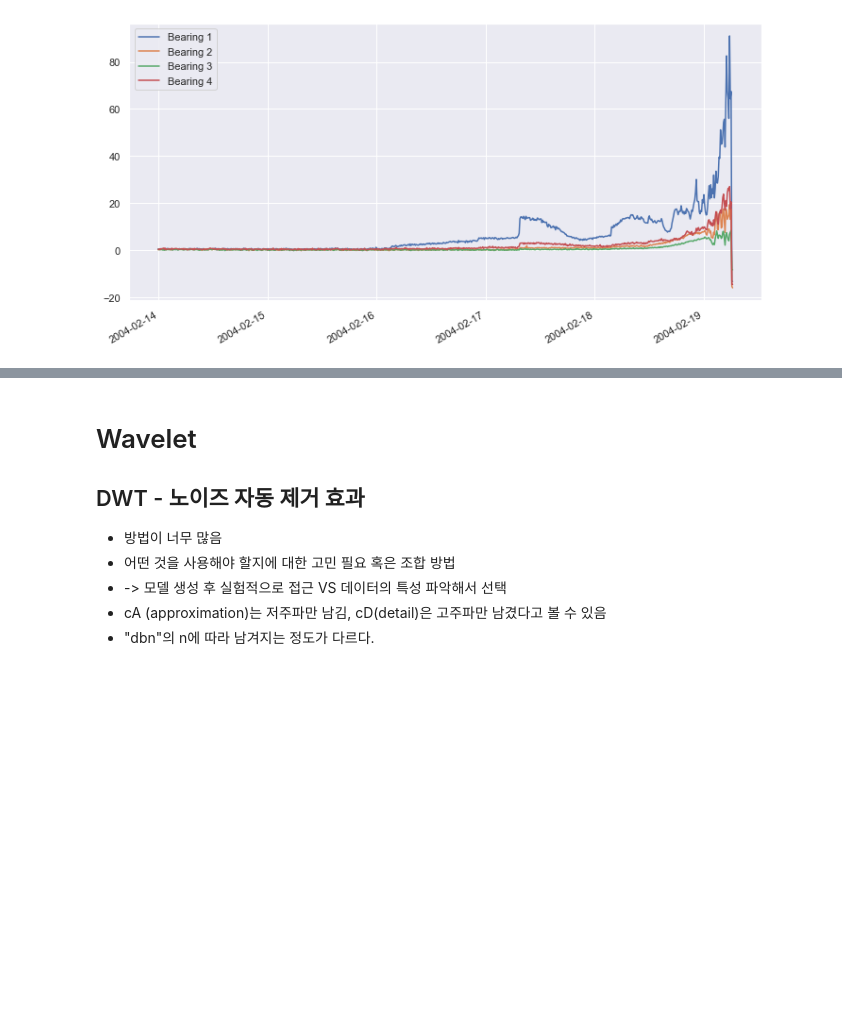
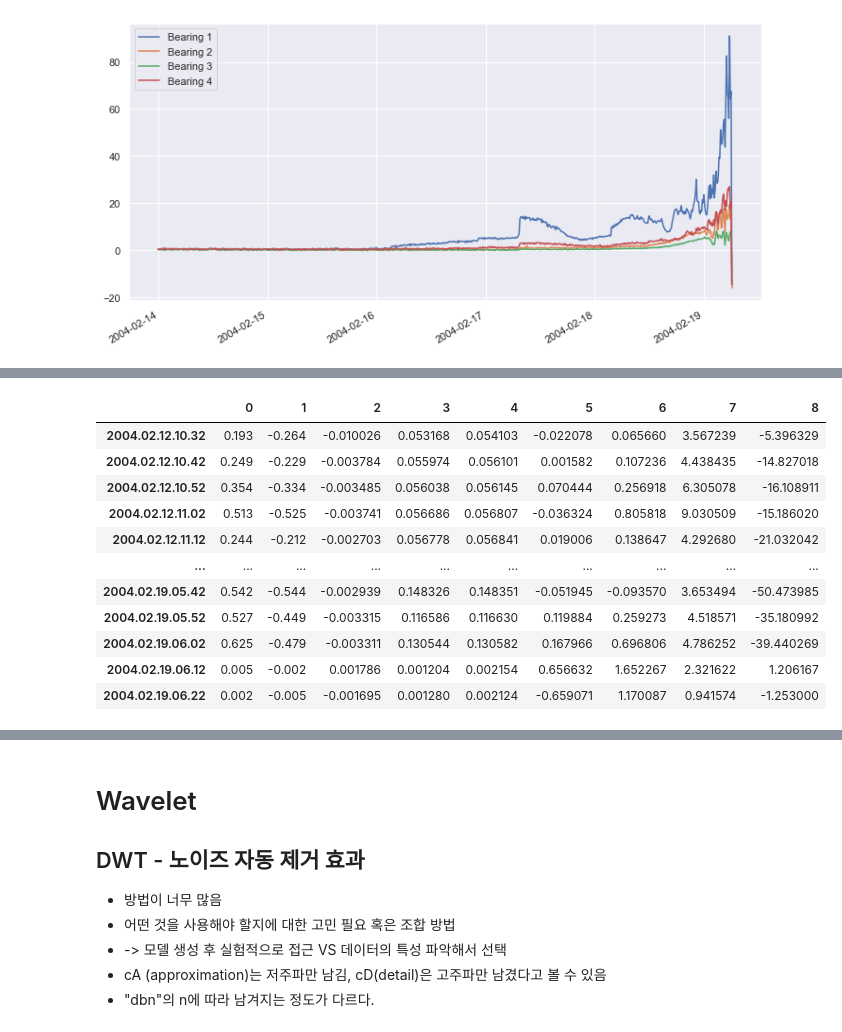
Before and after one commit to hyeonggulim/skt_ai_fellowship, a Jupyter notebook: EDA (NASA Bearing).ipynb, the cells around one changed output, grey strips where cells are left out. Drawn from its saved outputs; the diff is of its cells as text; code cells hidden in the pictures; blank space fills up the shorter version.

```diff
--- a/EDA.ipynb
+++ b/EDA (NASA Bearing).ipynb
@@ -118,0 +125,8 @@ X_test.plot(figsize = (12,6))
+# %%
+path='2nd_test'
+filename = '2004.02.12.10.32.39'
+dataset=pd.read_csv(os.path.join(path, filename), sep='\t',header=None)
+bearing_no=1
+bearing_data = np.array(dataset.iloc[:,bearing_no-1])
+temp = bearing_data
+temp
@@ -118,0 +135,3 @@ X_test.plot(figsize = (12,6))
+# %%
+feature_matrix=np.zeros((1,9))
+feature_matrix
@@ -118,0 +140,76 @@ X_test.plot(figsize = (12,6))
+# %%
+def compute_skewness(x):
+
+    n = len(x)
+    third_moment = np.sum((x - np.mean(x))**3) / n
+    s_3 = np.std(x, ddof = 1) ** 3
+    return third_moment/s_3
+
+def compute_kurtosis(x):
+
+    n = len(x)
+    fourth_moment = np.sum((x - np.mean(x))**4) / n
+    s_4 = np.std(x, ddof = 1) ** 4
+    return fourth_moment / s_4 - 3
+
+
+feature_matrix[0,0] = np.max(temp)
+feature_matrix[0,1] = np.min(temp)
+feature_matrix[0,2] = np.mean(temp)
+feature_matrix[0,3] = np.std(temp, ddof = 1)
+feature_matrix[0,4] = np.sqrt(np.mean(temp ** 2))
+feature_matrix[0,5] = compute_skewness(temp)
+feature_matrix[0,6] = compute_kurtosis(temp)
+feature_matrix[0,7] = feature_matrix[0,0]/feature_matrix[0,4]
+feature_matrix[0,8] = feature_matrix[0,4]/feature_matrix[0,2]
+
+df = pd.DataFrame(feature_matrix)
+df.index=[filename[:-3]]
+df
+
+
+Time_feature_matrix=pd.DataFrame()
+
+test_set=2
+
+bearing_no=4 # Provide the Bearing number [1,2,3,4] of the Test set
+
+path='2nd_test'
+
+for filename in os.listdir(path):
+
+    dataset=pd.read_csv(os.path.join(path, filename), sep='\t',header=None)
+
+    bearing_data = np.array(dataset.iloc[:,bearing_no-1])
+
+    feature_matrix=np.zeros((1,9))
+    temp = bearing_data
+    feature_matrix[0,0] = np.max(temp)
+    feature_matrix[0,1] = np.min(temp)
+    feature_matrix[0,2] = np.mean(temp)
+    feature_matrix[0,3] = np.std(temp, ddof = 1)
+    feature_matrix[0,4] = np.sqrt(np.mean(temp ** 2))
+    feature_matrix[0,5] = compute_skewness(temp)
+    feature_matrix[0,6] = compute_kurtosis(temp)
+    feature_matrix[0,7] = feature_matrix[0,0]/feature_matrix[0,4]
+    feature_matrix[0,8] = feature_matrix[0,4]/feature_matrix[0,2]
+
+    df = pd.DataFrame(feature_matrix)
+    df.index=[filename[:-3]]
+
+    Time_feature_matrix = Time_feature_matrix.append(df)
+
+Time_feature_matrix
+# %% [output]
+|  | 0 | 1 | 2 | 3 | 4 | 5 | 6 | 7 | 8 |
+| 2004.02.12.10.32 | 0.193 | -0.264 | -0.010026 | 0.053168 | 0.054103 | -0.022078 | 0.065660 | 3.567239 | -5.396329 |
+| 2004.02.12.10.42 | 0.249 | -0.229 | -0.003784 | 0.055974 | 0.056101 | 0.001582 | 0.107236 | 4.438435 | -14.827018 |
+| 2004.02.12.10.52 | 0.354 | -0.334 | -0.003485 | 0.056038 | 0.056145 | 0.070444 | 0.256918 | 6.305078 | -16.108911 |
+| 2004.02.12.11.02 | 0.513 | -0.525 | -0.003741 | 0.056686 | 0.056807 | -0.036324 | 0.805818 | 9.030509 | -15.186020 |
+| 2004.02.12.11.12 | 0.244 | -0.212 | -0.002703 | 0.056778 | 0.056841 | 0.019006 | 0.138647 | 4.292680 | -21.032042 |
+| ... | ... | ... | ... | ... | ... | ... | ... | ... | ... |
+| 2004.02.19.05.42 | 0.542 | -0.544 | -0.002939 | 0.148326 | 0.148351 | -0.051945 | -0.093570 | 3.653494 | -50.473985 |
+| 2004.02.19.05.52 | 0.527 | -0.449 | -0.003315 | 0.116586 | 0.116630 | 0.119884 | 0.259273 | 4.518571 | -35.180992 |
+| 2004.02.19.06.02 | 0.625 | -0.479 | -0.003311 | 0.130544 | 0.130582 | 0.167966 | 0.696806 | 4.786252 | -39.440269 |
+| 2004.02.19.06.12 | 0.005 | -0.002 | 0.001786 | 0.001204 | 0.002154 | 0.656632 | 1.652267 | 2.321622 | 1.206167 |
+| 2004.02.19.06.22 | 0.002 | -0.005 | -0.001695 | 0.001280 | 0.002124 | -0.659071 | 1.170087 | 0.941574 | -1.253000 |
```
Also changed, not shown: parts of 10 cells of this notebook.
